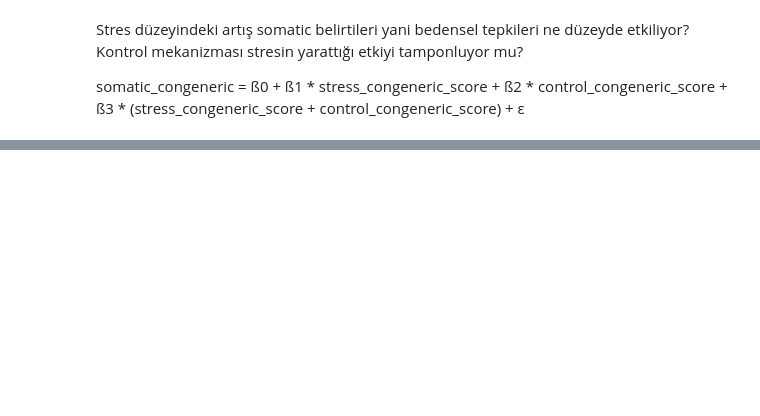
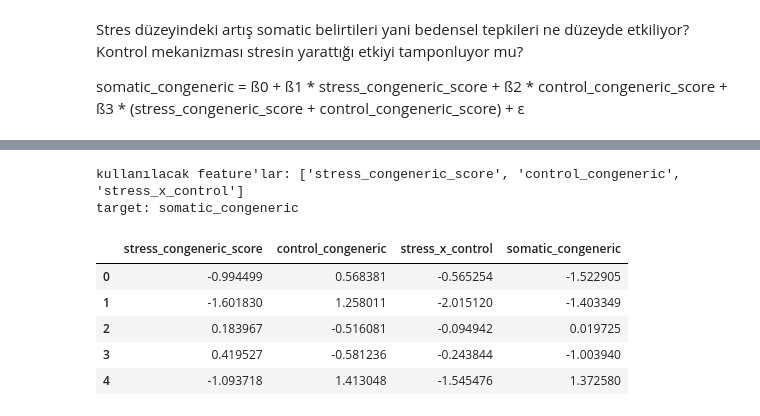
Before and after one commit to caglasu-kachow/learning-potential-analysis, a Jupyter notebook: 04_prediction_modeling.ipynb, the cells around one changed output, grey strips where cells are left out. Cells and saved outputs as stored; diff of their text form; code cells hidden in the pictures; blank space fills up the shorter version.

```diff
--- a/04_prediction_modeling.ipynb
+++ b/04_prediction_modeling.ipynb
@@ -21,0 +69,24 @@ df.head()
+# %%
+#feature seçimi ve interaction oluşturma
+target_col = "somatic_congeneric"
+stress_col = "stress_congeneric_score"
+control_col = "control_congeneric"
+
+df["stress_x_control"] = df[stress_col] * df[control_col]
+interaction_col = "stress_x_control"
+
+feature_cols = [stress_col, control_col, interaction_col]
+
+print("kullanılacak feature'lar:", feature_cols)
+print("target:", target_col)
+
+df[feature_cols + [target_col]].head()
+# %% [output]
+kullanılacak feature'lar: ['stress_congeneric_score', 'control_congeneric', 'stress_x_control']
+target: somatic_congeneric
+|  | stress_congeneric_score | control_congeneric | stress_x_control | somatic_congeneric |
+| 0 | -0.994499 | 0.568381 | -0.565254 | -1.522905 |
+| 1 | -1.601830 | 1.258011 | -2.015120 | -1.403349 |
+| 2 | 0.183967 | -0.516081 | -0.094942 | 0.019725 |
+| 3 | 0.419527 | -0.581236 | -0.243844 | -1.003940 |
+| 4 | -1.093718 | 1.413048 | -1.545476 | 1.372580 |
```
Also changed, not shown: parts of 7 cells of this notebook.
